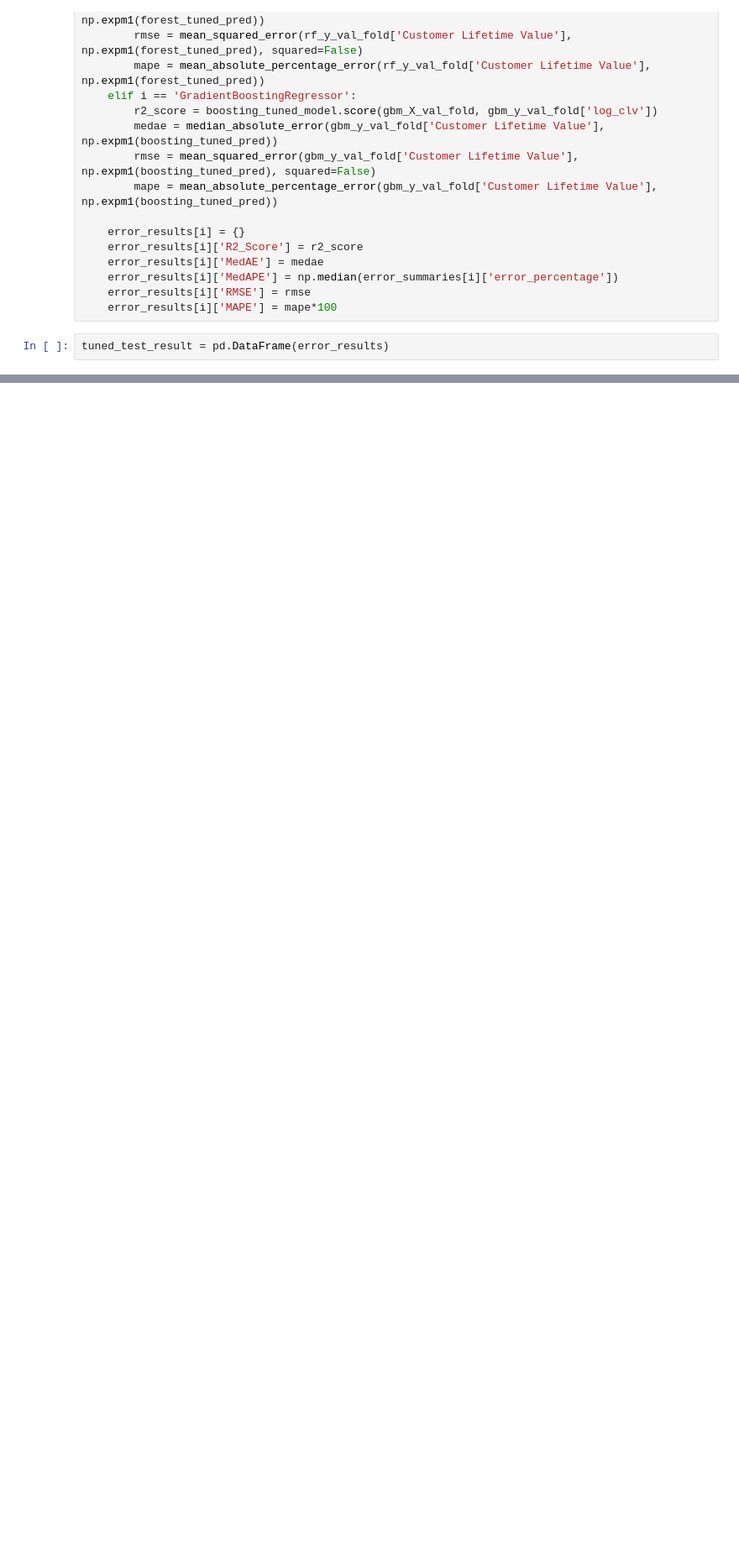
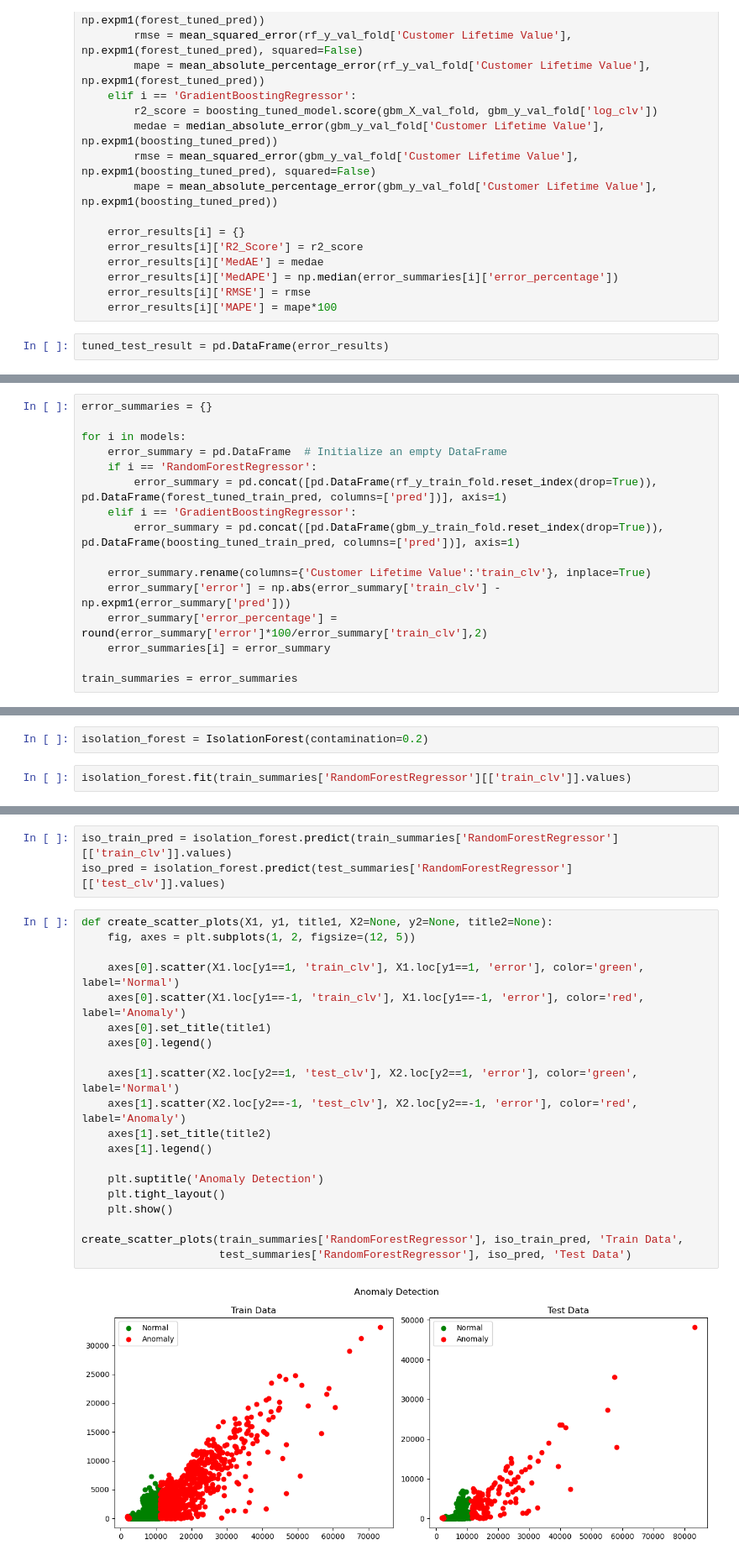
Before and after one commit to clarentcelsia/Analytics, a Jupyter notebook: ml/customer_lifetime_value.ipynb, the cells around one changed output, grey strips where cells are left out. Shown at 84% size. Drawn from its saved outputs; the diff is of its cells as text; blank space fills up the shorter version.

Commit message:
anomaly detect

```diff
--- a/ml/customer_lifetime_value.ipynb
+++ b/ml/customer_lifetime_value.ipynb
@@ -865,0 +908,16 @@ TBC
+# %%
+error_summaries = {}
+
+for i in models:
+    error_summary = pd.DataFrame  # Initialize an empty DataFrame
+    if i == 'RandomForestRegressor':
+        error_summary = pd.concat([pd.DataFrame(rf_y_train_fold.reset_index(drop=True)), pd.DataFrame(forest_tuned_train_pred, columns=['pred'])], axis=1)
+    elif i == 'GradientBoostingRegressor':
+        error_summary = pd.concat([pd.DataFrame(gbm_y_train_fold.reset_index(drop=True)), pd.DataFrame(boosting_tuned_train_pred, columns=['pred'])], axis=1)
+
+    error_summary.rename(columns={'Customer Lifetime Value':'train_clv'}, inplace=True)
+    error_summary['error'] = np.abs(error_summary['train_clv'] - np.expm1(error_summary['pred']))
+    error_summary['error_percentage'] = round(error_summary['error']*100/error_summary['train_clv'],2)
+    error_summaries[i] = error_summary
+
+train_summaries = error_summaries
@@ -865,0 +966,4 @@ TBC
+# %%
+isolation_forest = IsolationForest(contamination=0.2)
+# %%
+isolation_forest.fit(train_summaries['RandomForestRegressor'][['train_clv']].values)
@@ -865,0 +972,25 @@ TBC
+# %%
+iso_train_pred = isolation_forest.predict(train_summaries['RandomForestRegressor'][['train_clv']].values)
+iso_pred = isolation_forest.predict(test_summaries['RandomForestRegressor'][['test_clv']].values)
+# %%
+def create_scatter_plots(X1, y1, title1, X2=None, y2=None, title2=None):
+    fig, axes = plt.subplots(1, 2, figsize=(12, 5))
+
+    axes[0].scatter(X1.loc[y1==1, 'train_clv'], X1.loc[y1==1, 'error'], color='green', label='Normal')
+    axes[0].scatter(X1.loc[y1==-1, 'train_clv'], X1.loc[y1==-1, 'error'], color='red', label='Anomaly')
+    axes[0].set_title(title1)
+    axes[0].legend()
+
+    axes[1].scatter(X2.loc[y2==1, 'test_clv'], X2.loc[y2==1, 'error'], color='green', label='Normal')
+    axes[1].scatter(X2.loc[y2==-1, 'test_clv'], X2.loc[y2==-1, 'error'], color='red', label='Anomaly')
+    axes[1].set_title(title2)
+    axes[1].legend()
+
+    plt.suptitle('Anomaly Detection')
+    plt.tight_layout()
+    plt.show()
+
+create_scatter_plots(train_summaries['RandomForestRegressor'], iso_train_pred, 'Train Data',
+                     test_summaries['RandomForestRegressor'], iso_pred, 'Test Data')
+# %% [output]
+[figure, added]
```
Also changed, not shown: parts of 20 cells of this notebook.
